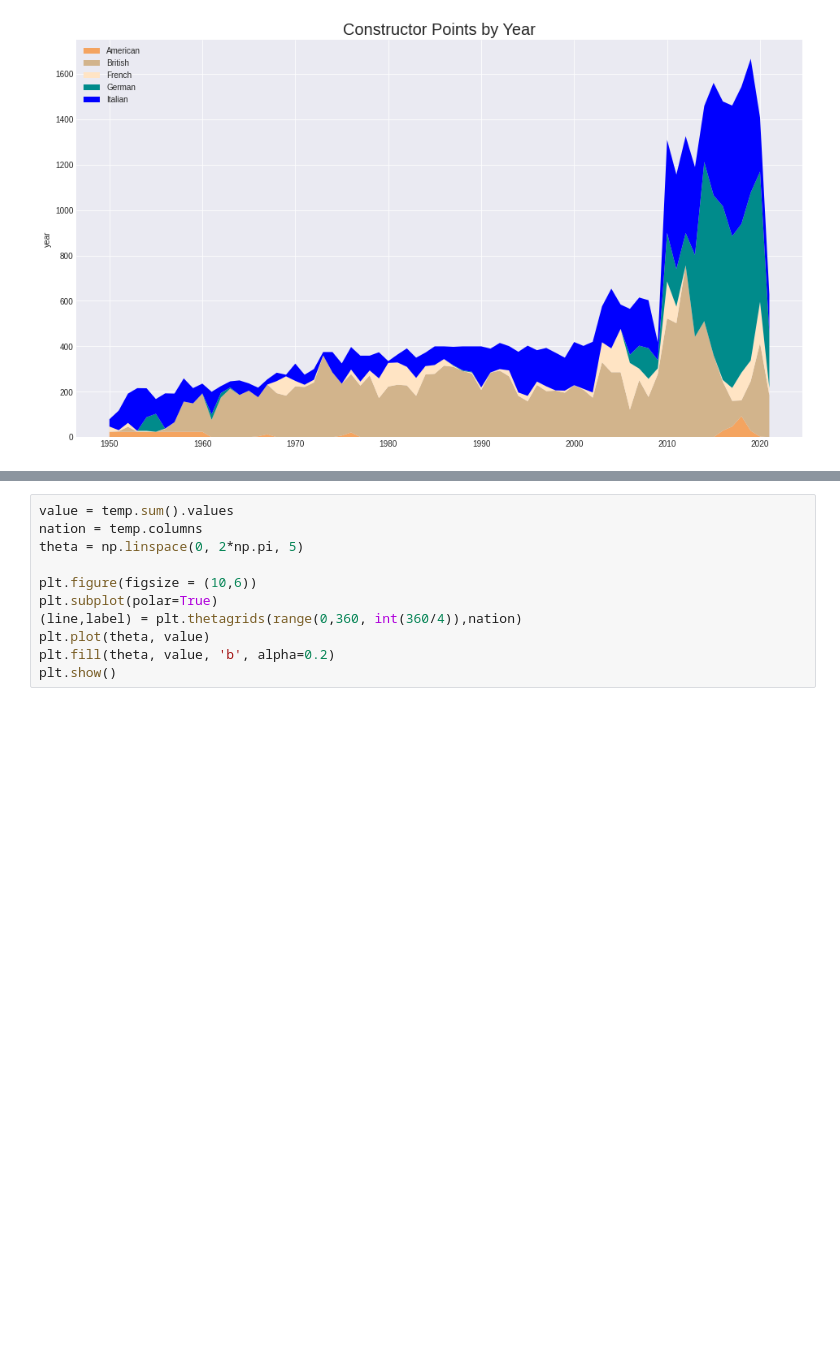
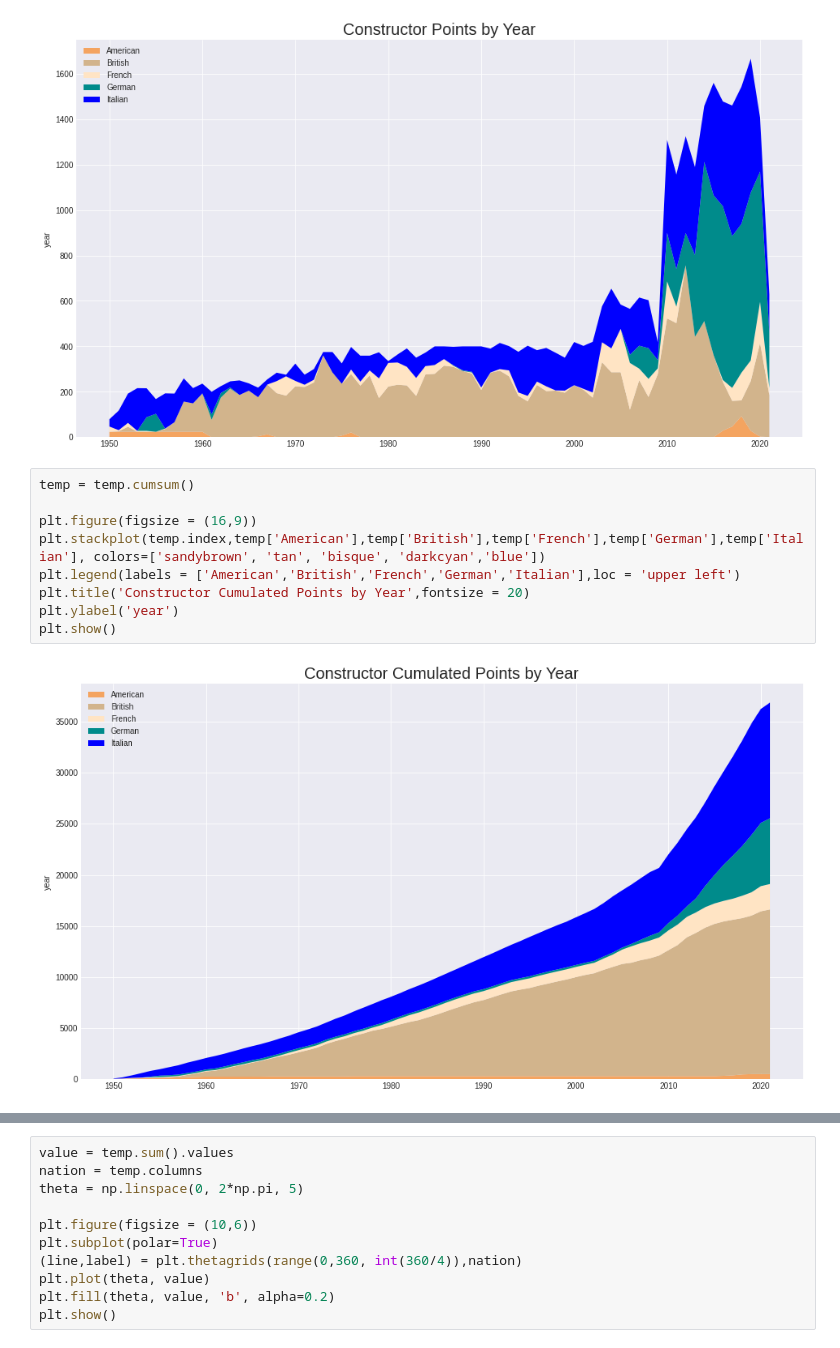
Before and after one commit to JaperTai77/Colab-notebook, a Jupyter notebook: F1.ipynb, the cells around one changed output, grey strips where cells are left out. Saved outputs shown, nothing was run; the diff lists cells and outputs as text; blank space fills up the shorter version.

```diff
--- a/F1.ipynb
+++ b/F1.ipynb
@@ -475,3 +475,14 @@ plt.ylabel('year')
 plt.show()
 # %% [output]
 [figure]
+# %%
+temp = temp.cumsum()
+
+plt.figure(figsize = (16,9))
+plt.stackplot(temp.index,temp['American'],temp['British'],temp['French'],temp['German'],temp['Italian'], colors=['sandybrown', 'tan', 'bisque', 'darkcyan','blue'])
+plt.legend(labels = ['American','British','French','German','Italian'],loc = 'upper left')
+plt.title('Constructor Cumulated Points by Year',fontsize = 20)
+plt.ylabel('year')
+plt.show()
+# %% [output]
+[figure, added]
```
Also changed, not shown: parts of 2 cells of this notebook.
